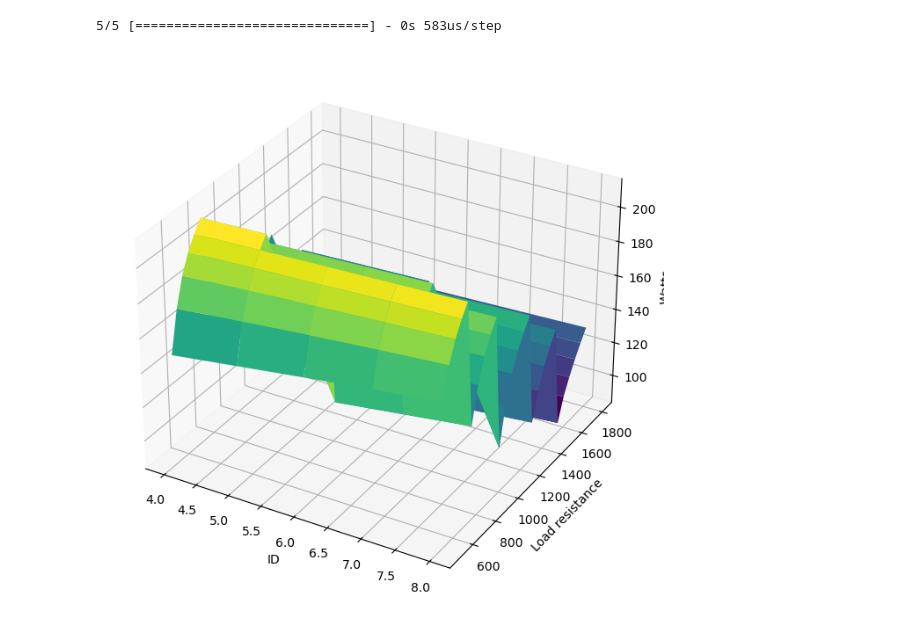
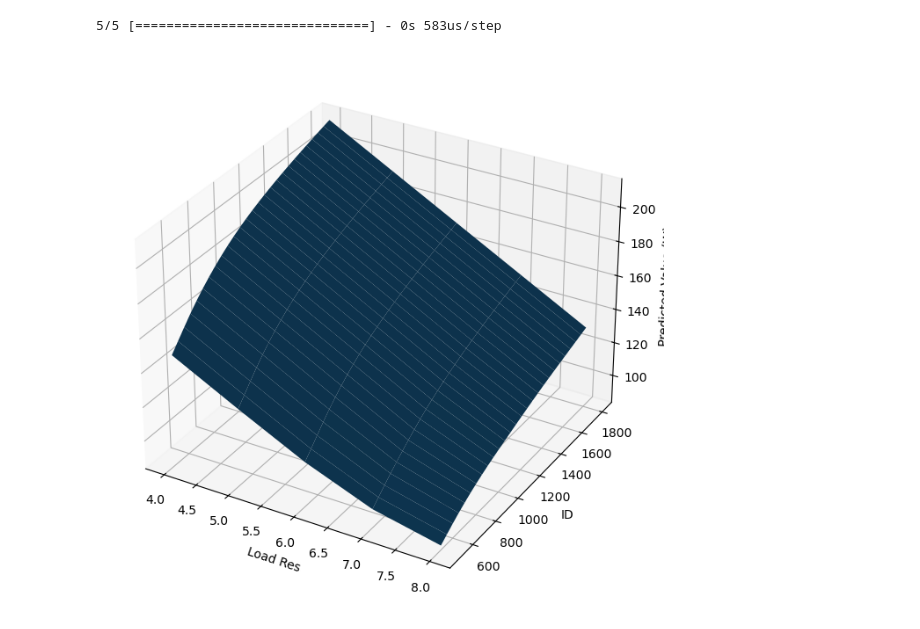
Before and after one commit to tristan-gardner/ME249_project, a Jupyter notebook: 3_lo_hi_flux/part1.ipynb, the cells around one changed output. Cells and saved outputs as stored; diff of their text form; code cells hidden in the pictures.

Commit message:
fixed surface graphs

```diff
--- a/3_lo_hi_flux/part1.ipynb
+++ b/3_lo_hi_flux/part1.ipynb
@@ -472,30 +472,36 @@ for load_res in range(4, 9):
 outputs = recon_model.predict(inputs)
 # %% [output]
 5/5 [==============================] - 0s 583us/step
+# %%
+pred_map = {}
+idx = 0
+for load_res in range(4, 9):
+    for id in range(500, 1801, 50):
+        pred_map[(load_res, id)] = outputs[idx][1] * Wdmed
+        idx += 1
 # %%
 import numpy as np
+from mpl_toolkits.mplot3d import Axes3D
+# Axes3D import has side effects, it enables using projection='3d' in add_subplot
 import matplotlib.pyplot as plt
 
-# Generate x and y arrays based on your loop ranges
-x = np.arange(4, 9)               # load_res from 4 to 8
-y = np.arange(500, 1801, 50)      # id from 500 to 1800 with a step of 50
+def get_pred(x, y):
+    return np.array([pred_map[(xi, yi)] for xi, yi in zip(x, y)])
 
-# Create a meshgrid
-X, Y = np.meshgrid(x, y)
-
-out_watts = [o[1] * Wdmed for o in outputs]
-
-Z = np.array(out_watts).reshape(Y.shape[0], X.shape[1])
-
-# Plot the surface
 fig = plt.figure()
 ax = fig.add_subplot(111, projection='3d')
-ax.plot_surface(X, Y, Z, cmap='viridis')
+x = np.arange(4, 9)               # load_res from 4 to 8
+y = np.arange(500, 1801, 50)
+X, Y = np.meshgrid(x, y)
+zs = np.array(get_pred(np.ravel(X), np.ravel(Y)))
+Z = zs.reshape(Y.shape[0], X.shape[1])
 
-ax.set_xlabel('ID')
-ax.set_ylabel('Load resistance')
-ax.set_zlabel('Watts')
+ax.plot_surface(X, Y, Z)
+
+ax.set_xlabel('Load Res')
+ax.set_ylabel('ID')
+ax.set_zlabel('Predicted Value (W)')
 
 plt.show()
 # %% [output]
-[figure, old version]
+[figure, new version]
```
Also changed, not shown: 1 other file.
